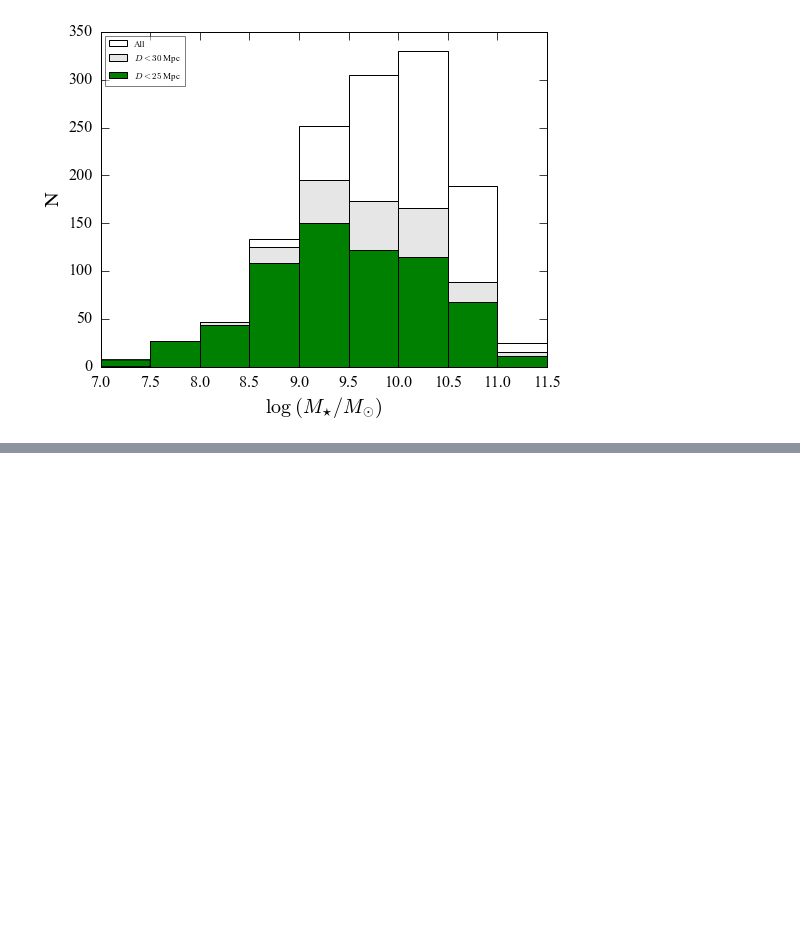
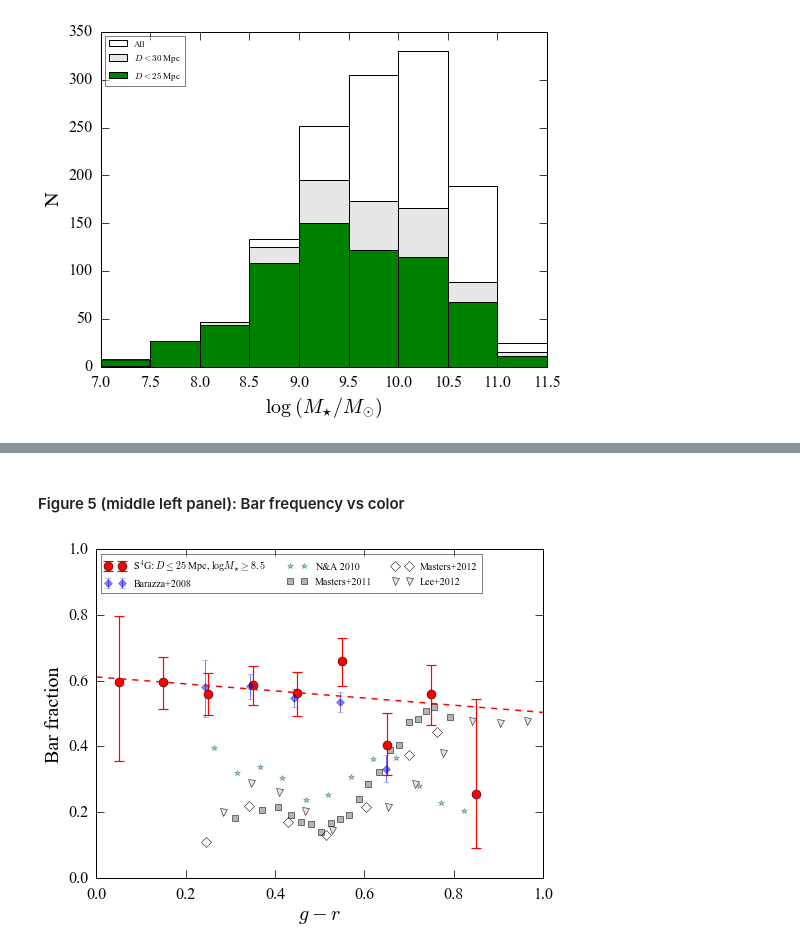
Before and after one commit to perwin/s4g_barfractions, a Jupyter notebook: s4gbars_main.ipynb, the cells around one changed output, grey strips where cells are left out. Drawn from its saved outputs; the diff is of its cells as text; code cells hidden in the pictures; blank space fills up the shorter version.

```diff
--- a/s4gbars_main.ipynb
+++ b/s4gbars_main.ipynb
@@ -441,0 +520,36 @@ if savePlots: savefig(plotDir+"logmstar_hist.pdf")
+# %% [markdown]
+#### Figure 5 (middle left panel): Bar frequency vs color
+# %%
+gmr_b08,fbar_b08,fbar_e_low_b08,fbar_e_high_b08 = GetBarazzaData(baseDir+"f_bar_trends-from-literature/fbar-vs-gmr_barazza+2008.txt")
+gmr_na10,fbar_na10 = profiles.ReadProfile(baseDir+"f_bar_trends-from-literature/fbar-vs-gmr_nair-abraham2010.txt")
+gmr_m11,fbar_m11 = profiles.ReadProfile(baseDir+"f_bar_trends-from-literature/fbar-vs-gmr_masters+2011.txt")
+gmr_m12,fbar_m12 = profiles.ReadProfile(baseDir+"f_bar_trends-from-literature/fbar-vs-gmr_masters+2012.txt")
+gmr_lee12,fbar_lee12 = profiles.ReadProfile(baseDir+"f_bar_trends-from-literature/fbar-vs-gmr_lee+2012.txt")
+
+# calculate weights: product of color and V/V_max weights
+ww25 = s4gdata.weight_BmVtc * s4gdata.w25
+ww30 = s4gdata.weight_BmVtc * s4gdata.w30
+
+plt.plot(gmr_na10, fbar_na10, '*', color='c',alpha=0.5, label='N&A 2010')
+plt.plot(gmr_m11, fbar_m11, 's', color='0.7', label='Masters+2011')
+plt.plot(gmr_m12, fbar_m12, 'D', mfc="None",mec='k', ms=7, label='Masters+2012')
+plt.plot(gmr_lee12, fbar_lee12, 'v', mfc="0.9", mec='k', ms=7, label='Lee+2012')
+pu.PlotFrequencyWithWeights(s4gdata.gmr_tc, ww25, ii_barred_limited1_m8_5, ii_unbarred_limited1_m8_5, -0.2,1.0,0.1, noErase=True, fmt='ro', ms=9, label=ss1b)
+plt.errorbar(gmr_b08, fbar_b08, yerr=[fbar_e_low_b08,fbar_e_high_b08], fmt='bD',alpha=0.5, label='Barazza+2008')
+# linear logistic regression for S4G galaxies
+gmrvect = np.arange(0,1.1, 0.1)
+plot(gmrvect, logistic_lin(gmrvect, 0.4544, -0.4394), 'r--', lw=1.5)
+plt.xlabel(xtgmr); plt.ylabel('Bar fraction')
+xlim(0,1);ylim(0,1)
+
+# re-order labels in legend
+ax = plt.gca()
+handles,labels = ax.get_legend_handles_labels()
+handles = [handles[4], handles[5], handles[0], handles[1], handles[2], handles[3]]
+labels = [labels[4], labels[5], labels[0], labels[1], labels[2], labels[3]]
+legend(handles, labels, loc="upper left", fontsize=10, ncol=3, framealpha=0.5)
+# push bottom of plot upwards so that x-axis label isn't clipped in PDF output
+plt.subplots_adjust(bottom=0.14)
+if savePlots: plt.savefig(plotDir+"fbar-vs-gmr_corrected_all.pdf")
+# %% [output]
+[figure, added]
```
Also changed, not shown: parts of 12 cells of this notebook, 1 other file.
